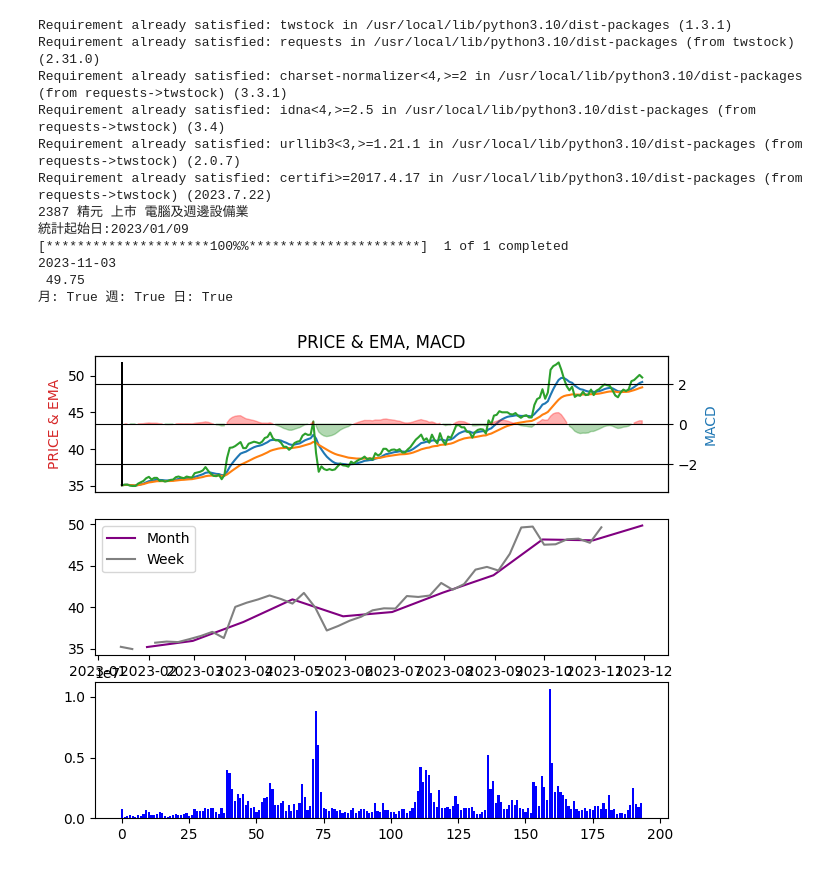
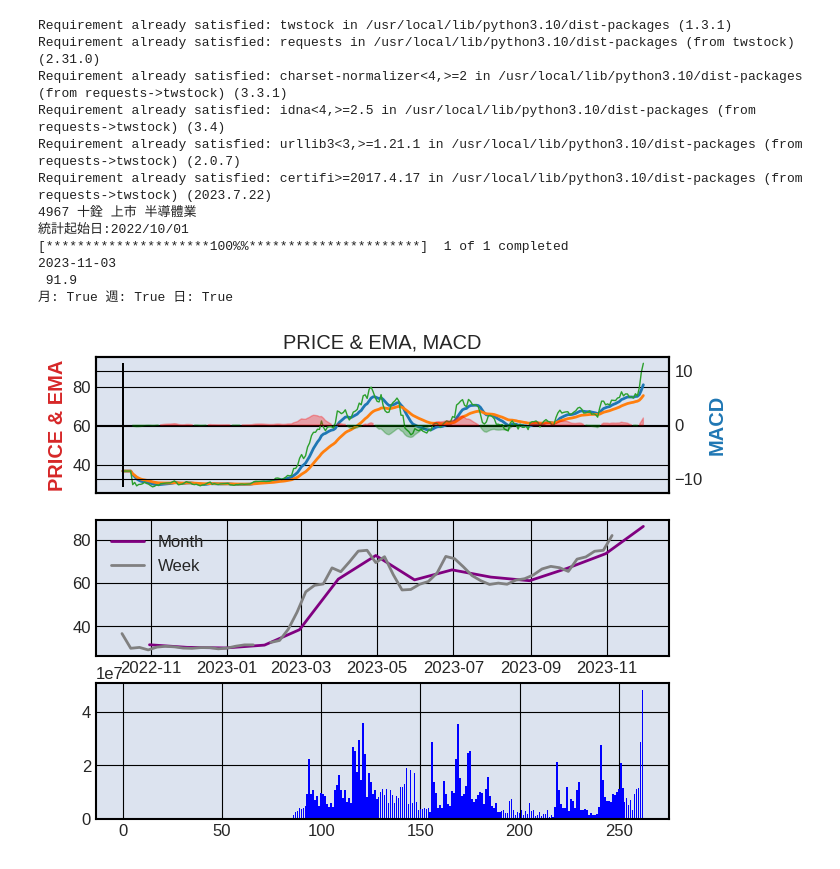
Before and after one commit to tzoung-yu/TrueVolume, a Jupyter notebook: 上市_還原線.ipynb, the cells around one changed output. Saved outputs shown, nothing was run; the diff lists cells and outputs as text; code cells hidden in the pictures.

```diff
--- a/上市_還原線.ipynb
+++ b/上市_還原線.ipynb
@@ -2,6 +2,7 @@
 <a href="https://colab.research.google.com/github/tzoung-yu/TrueVolume/blob/main/%E4%B8%8A%E5%B8%82_%E9%82%84%E5%8E%9F%E7%B7%9A.ipynb" target="_parent"><img src="https://colab.research.google.com/assets/colab-badge.svg" alt="Open In Colab"/></a>
 # %%
 !pip install twstock
+#!pip install mplfinance
 #!twstock -U
 import twstock
 from twstock import Stock
@@ -11,14 +12,16 @@ from datetime import datetime, timedelta
 import numpy as np
 import matplotlib as mpl
 import yfinance as yf
+#import mplfinance as mpf
 
 #股票代號
-stoid='精元'
+stoid='十銓'
 
 thisday = datetime.today()
-day_start = thisday - timedelta(days=300)
-draw_start = thisday - timedelta(days=300)
+day_start = thisday - timedelta(days=400)
+draw_start = thisday - timedelta(days=400)
 #day_start = thisday.replace(month=1, day=1)
+adj=[]
 
 mpl.rcParams["figure.figsize"] = (7.4, 6)
 
@@ -74,7 +77,7 @@ def TrueVol(pd):
   ax2.set_ylabel('MACD', color='tab:blue')
   ax1.plot(ema10)
   ax1.plot(ema30)
-  ax1.plot(clo)
+  ax1.plot(clo,linewidth=1)
   ax2.fill_between(x, histogram, where=(histogram<0), color='green', alpha=0.3)
   ax2.fill_between(x, histogram, where=(histogram>0), color='red', alpha=0.3)
   mm = max(abs(histogram))*5
@@ -93,6 +96,20 @@ def TrueVol(pd):
   plt.subplot(313)
   x=np.arange(0,len(clo))
   plt.bar(x, height=df['Volume'], color='blue',linewidth=0)
+
+  '''df = df.set_index("Date")
+  apds = [
+          mpf.make_addplot(ema10,secondary_y=False,color='b'),
+          mpf.make_addplot(ema30,secondary_y=False,color='orange'),
+          mpf.make_addplot(histogram,type='bar',width=0.7,panel=1,
+                         color='c',alpha=1,secondary_y=False),
+         ]
+
+  color=mpf.make_marketcolors(up='red', down='green', inherit=True)
+  style1=mpf.make_mpf_style(base_mpf_style='default', gridcolor='black', marketcolors=color)
+
+  mpf.plot(df,type='candle',addplot=apds, figscale=1,figratio=(7,4),title='\n'+stoid+'--EMA & MACD',
+                     style=style1,volume=True, volume_panel=2,panel_ratios=(6,3,3),returnfig=True)'''
   plt.show()
 
 def keep_first_line(text):
@@ -115,34 +132,38 @@ print(stoid, nn.name[0], nn.market[0],nn.group[0])
 
 # 讀取股價資料
 if(nn.market[0]=='上市'):
   print("統計起始日:"+draw_start.strftime("%Y/%m/%d"))
   data1 = yf.download(stoid+'.TW',start=day_start, end=thisday)
   data1 = data1.reset_index(drop=False)
+  adj=data1['Adj Close']-data1['Close']
+  data1['High']+=adj
+  data1['Low']+=adj
+  data1['Open']+=adj
   data1 = data1.drop(['Close'], axis=1)
   data1 = data1.rename(columns={'Adj Close': 'Close'})
 
   df=data1.tail(1)
   tt1=str(df["Date"])
   tt1= keep_first_line(tt1)
   print(tt1[-10:])
   tt1=str(round(df["Close"],2))
   tt1= keep_first_line(tt1)
   print(tt1[6:])
 
   TrueVol(data1)
 else:
   print("非上市類型 無法繪製還原線")
 # %% [output]
 Requirement already satisfied: twstock in /usr/local/lib/python3.10/dist-packages (1.3.1)
 Requirement already satisfied: requests in /usr/local/lib/python3.10/dist-packages (from twstock) (2.31.0)
 Requirement already satisfied: charset-normalizer<4,>=2 in /usr/local/lib/python3.10/dist-packages (from requests->twstock) (3.3.1)
 Requirement already satisfied: idna<4,>=2.5 in /usr/local/lib/python3.10/dist-packages (from requests->twstock) (3.4)
 Requirement already satisfied: urllib3<3,>=1.21.1 in /usr/local/lib/python3.10/dist-packages (from requests->twstock) (2.0.7)
 Requirement already satisfied: certifi>=2017.4.17 in /usr/local/lib/python3.10/dist-packages (from requests->twstock) (2023.7.22)
-2387 精元 上市 電腦及週邊設備業
-統計起始日:2023/01/09
+4967 十銓 上市 半導體業
+統計起始日:2022/10/01
 [*********************100%%**********************]  1 of 1 completed
 2023-11-03
- 49.75
+ 91.9
 月: True 週: True 日: True
-[figure, old version]
+[figure, new version]
```
